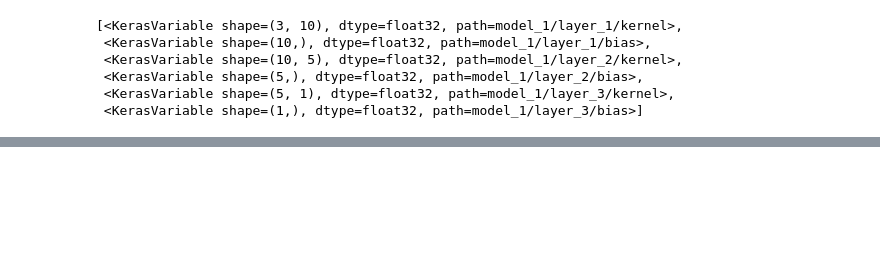
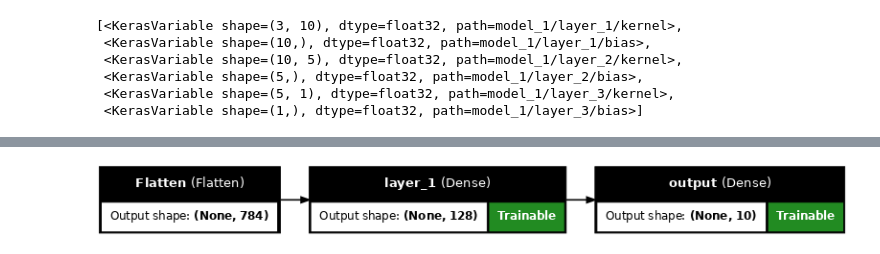
Before and after one commit to hplbrayan/Un-Curso-de-Deep-Learning, a Jupyter notebook: 02_intro_Keras_actf_backp/N1_intro_keras.ipynb, the cells around one changed output, grey strips where cells are left out. Drawn from its saved outputs; the diff is of its cells as text; code cells hidden in the pictures; blank space fills up the shorter version.

Commit message:
02.N1.03.02 creación del modelo

```diff
--- a/02_intro_Keras_actf_backp/N1_intro_keras.ipynb
+++ b/02_intro_Keras_actf_backp/N1_intro_keras.ipynb
@@ -742,0 +747,15 @@ for i, (img, label) in enumerate(zip(train_images[0:n_img], train_labels[0:n_img
+# %%
+# Se usa un modelo secuencial
+model_fm = keras.Sequential(name="fashionm_1")
+
+# En la primera "capa" indicamos la forma de los datos de entrada
+model_fm.add(keras.Input(shape=train_images[0].shape))
+
+# Esta capa aplana la imagen de entrada a un arreglo unidimensional
+model_fm.add(keras.layers.Flatten(name="Flatten"))
+
+# Primera capa de neuronas densamente conectadas, se usa una función de activación relu
+model_fm.add(keras.layers.Dense(units=128, activation="relu", name="layer_1"))
+
+# La última capa tendrá por salida tantas neuronas como clases tenemos por clasificar
+model_fm.add(keras.layers.Dense(units=len(class_names), name="output"))
@@ -742,0 +778,6 @@ for i, (img, label) in enumerate(zip(train_images[0:n_img], train_labels[0:n_img
+# %%
+keras.utils.plot_model(model=model_fm,
+                       show_shapes=True, show_layer_names=True, show_trainable=True,
+                       dpi=60, rankdir="LR" )
+# %% [output]
+[figure, added]
```
Also changed, not shown: parts of 80 cells of this notebook.
